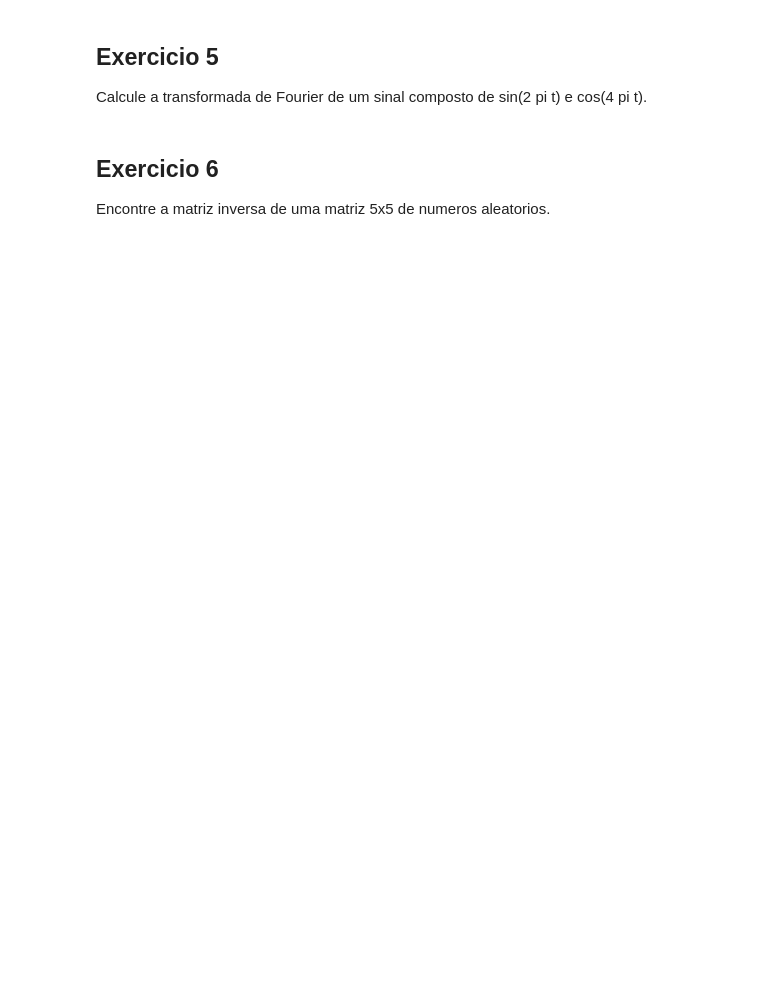
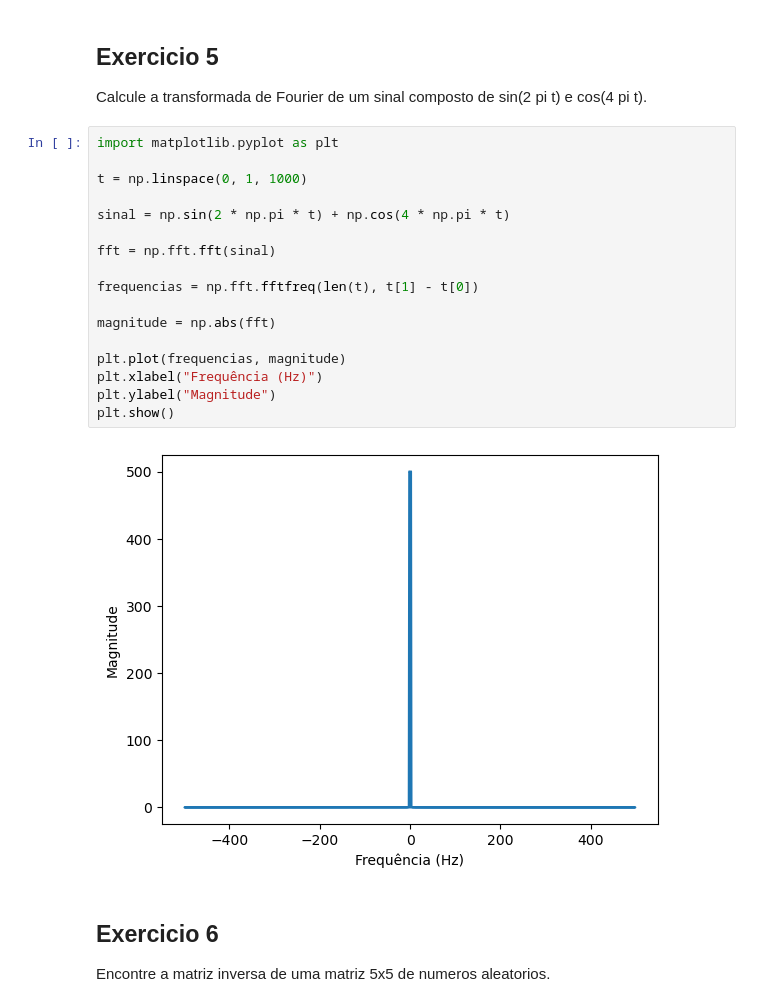
Before and after one commit to pecosta23/IaUmcFabiano, a Jupyter notebook: Exercicios_LibsPython_PedroCosta_06C.ipynb, the cells around one changed output. Drawn from its saved outputs; the diff is of its cells as text; blank space fills up the shorter version.

```diff
--- a/Exercicios_LibsPython_PedroCosta_06C.ipynb
+++ b/Exercicios_LibsPython_PedroCosta_06C.ipynb
@@ -485,6 +520,25 @@ Use a funcao de otimizacao de SciPy para maximizar f(x) = -x^2 + 4x + 1.
 ## Exercicio 5
 
 Calcule a transformada de Fourier de um sinal composto de sin(2 pi t) e cos(4 pi t).
+# %%
+import matplotlib.pyplot as plt
+
+t = np.linspace(0, 1, 1000)
+
+sinal = np.sin(2 * np.pi * t) + np.cos(4 * np.pi * t)
+
+fft = np.fft.fft(sinal)
+
+frequencias = np.fft.fftfreq(len(t), t[1] - t[0])
+
+magnitude = np.abs(fft)
+
+plt.plot(frequencias, magnitude)
+plt.xlabel("Frequência (Hz)")
+plt.ylabel("Magnitude")
+plt.show()
+# %% [output]
+[figure, added]
 # %% [markdown]
 ## Exercicio 6
 
```
Also changed, not shown: parts of 43 cells of this notebook, 1 other file.
